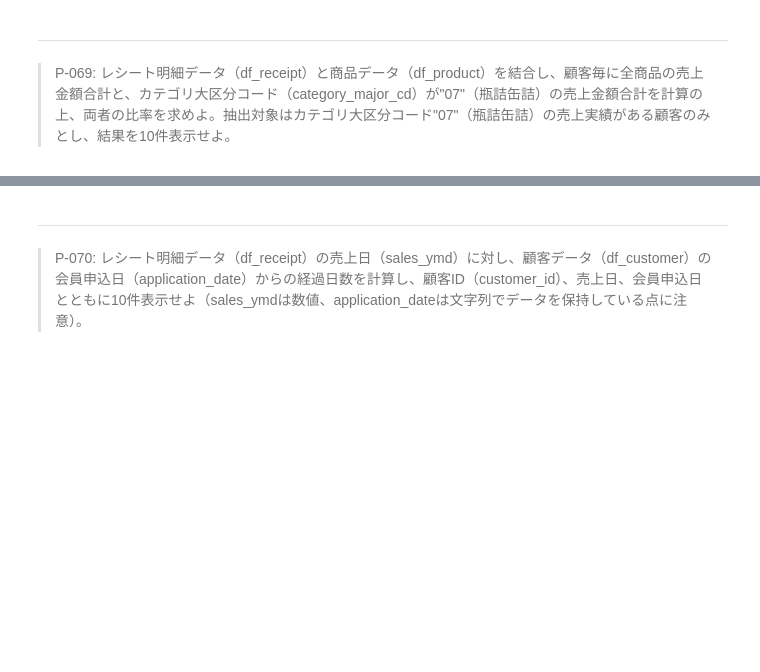
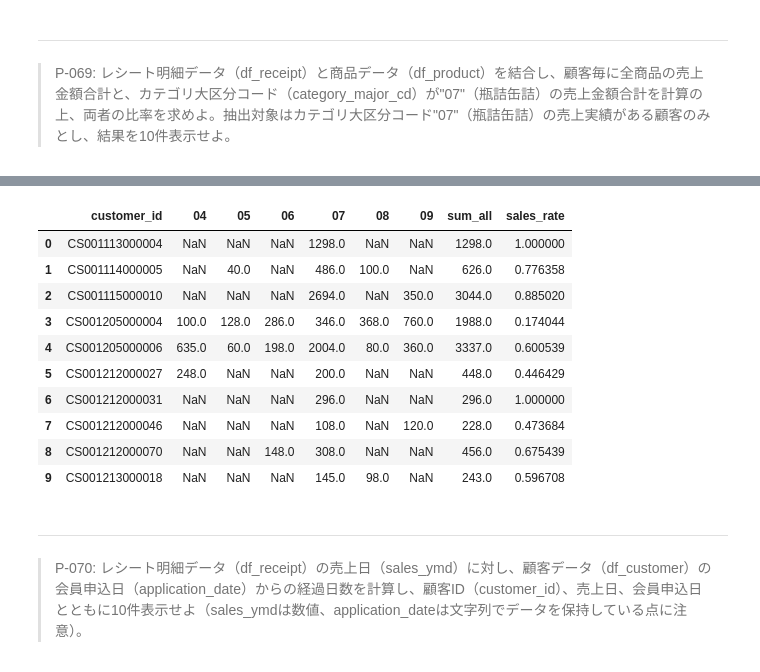
Before and after one commit to KJR020/100knocks-preprocess, a Jupyter notebook: docker/work/preprocess_knock_Python.ipynb, the cells around one changed output, grey strips where cells are left out. Cells and saved outputs as stored; diff of their text form; code cells hidden in the pictures; blank space fills up the shorter version.

```diff
--- a/docker/work/preprocess_knock_Python.ipynb
+++ b/docker/work/preprocess_knock_Python.ipynb
@@ -1635,3 +1766,29 @@ df_sales_amount.head()
+# %%
+# コード例2
+df_tmp = df_receipt.merge(df_product, how="left", on="product_cd").\
+            groupby(["customer_id", "category_major_cd"])["amount"].sum().unstack()
+df_tmp = df_tmp[df_tmp["07"] > 0]
+
+df_tmp["sum_all"] = df_tmp.sum(axis=1)
+
+df_tmp["sales_rate"] = df_tmp["07"] / df_tmp["sum_all"]
+
+# 以降はデータフレームの整形と表示のための処理
+df_tmp.columns.name = ""
+df_tmp = df_tmp.reset_index()
+df_tmp.head(10)
+# %% [output]
+|  | customer_id | 04 | 05 | 06 | 07 | 08 | 09 | sum_all | sales_rate |
+| 0 | CS001113000004 | NaN | NaN | NaN | 1298.0 | NaN | NaN | 1298.0 | 1.000000 |
+| 1 | CS001114000005 | NaN | 40.0 | NaN | 486.0 | 100.0 | NaN | 626.0 | 0.776358 |
+| 2 | CS001115000010 | NaN | NaN | NaN | 2694.0 | NaN | 350.0 | 3044.0 | 0.885020 |
+| 3 | CS001205000004 | 100.0 | 128.0 | 286.0 | 346.0 | 368.0 | 760.0 | 1988.0 | 0.174044 |
+| 4 | CS001205000006 | 635.0 | 60.0 | 198.0 | 2004.0 | 80.0 | 360.0 | 3337.0 | 0.600539 |
+| 5 | CS001212000027 | 248.0 | NaN | NaN | 200.0 | NaN | NaN | 448.0 | 0.446429 |
+| 6 | CS001212000031 | NaN | NaN | NaN | 296.0 | NaN | NaN | 296.0 | 1.000000 |
+| 7 | CS001212000046 | NaN | NaN | NaN | 108.0 | NaN | 120.0 | 228.0 | 0.473684 |
+| 8 | CS001212000070 | NaN | NaN | 148.0 | 308.0 | NaN | NaN | 456.0 | 0.675439 |
+| 9 | CS001213000018 | NaN | NaN | NaN | 145.0 | 98.0 | NaN | 243.0 | 0.596708 |
 # %% [markdown]
 ---
 > P-070: レシート明細データ（df_receipt）の売上日（sales_ymd）に対し、顧客データ（df_customer）の会員申込日（application_date）からの経過日数を計算し、顧客ID（customer_id）、売上日、会員申込日とともに10件表示せよ（sales_ymdは数値、application_dateは文字列でデータを保持している点に注意）。
```
Also changed, not shown: parts of 11 cells of this notebook.
